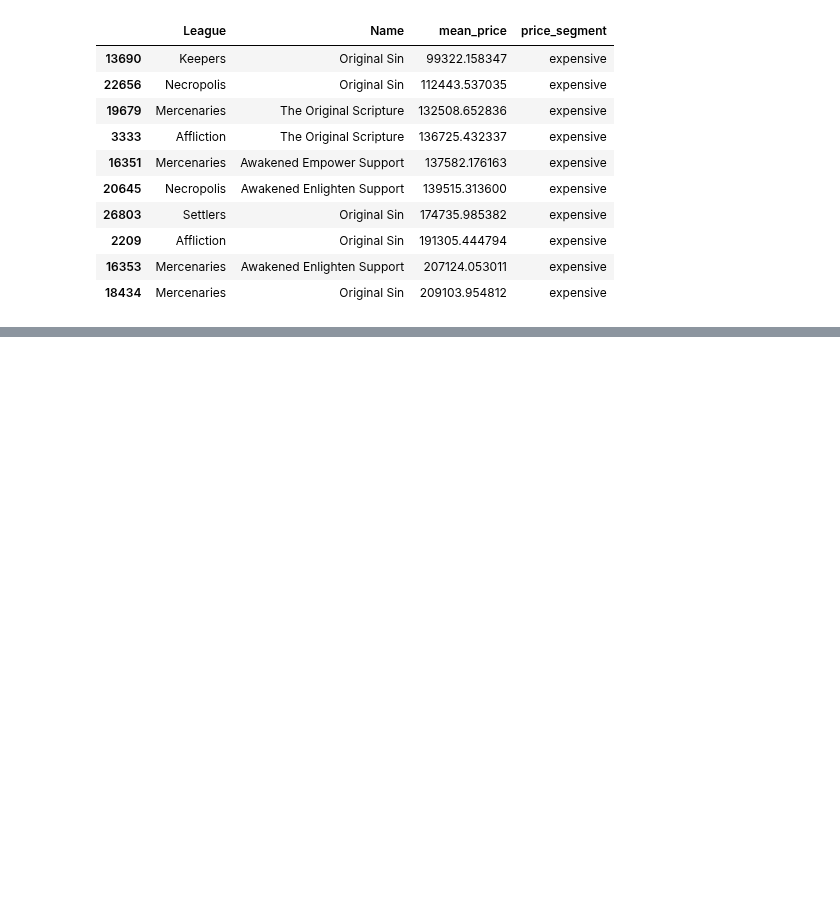
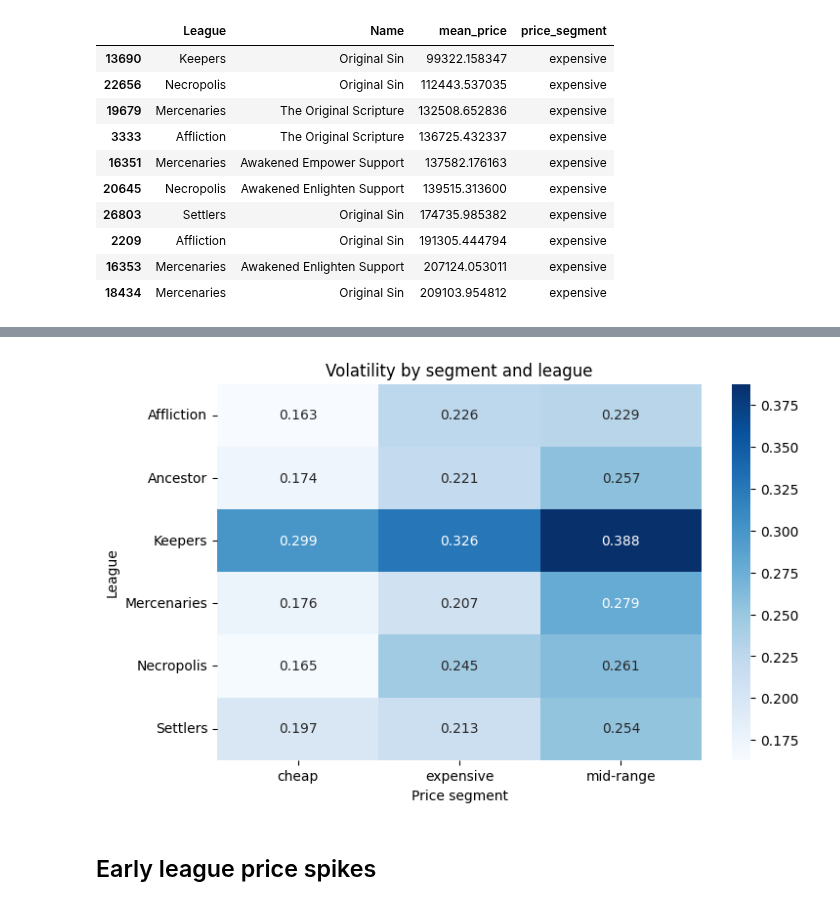
Before and after one commit to NataliaMiodowska/PoeMarketAnalyser, a Jupyter notebook: notebooks/03_price_dynamics.ipynb, the cells around one changed output, grey strips where cells are left out. Saved outputs shown, nothing was run; the diff lists cells and outputs as text; code cells hidden in the pictures; blank space fills up the shorter version.

```diff
--- a/notebooks/03_price_dynamics.ipynb
+++ b/notebooks/03_price_dynamics.ipynb
@@ -58,5 +63,16 @@ mean_price_per_item.sort_values("mean_price",ascending=False).head(10)
 # %%
-mean_price_per_item["price_segment"] = pd.qcut(mean_price_per_item["mean_price"],q=3,labels=["cheap", "mid-range", "expensive"])
-mean_price_per_item["price_segment"].value_counts()
+q80 = mean_price_per_item["mean_price"].quantile(0.8)
+q95 = mean_price_per_item["mean_price"].quantile(0.95)
+
+def segment(p):
+    if p <= q80:
+        return "cheap"
+    elif p <= q95:
+        return "mid-range"
+    else:
+        return "expensive"
+
+mean_price_per_item["price_segment"] = mean_price_per_item["mean_price"].apply(segment)
+mean_price_per_item["price_segment"].value_counts(normalize=True) * 100
 # %% [output]
 price_segment
@@ -94,0 +346,7 @@ mean_price_per_item.sort_values("mean_price").tail(10)
+# %%
+item_time_series = item_time_series.sort_values(["League", "Name", "Day"])
+item_time_series["daily_change"] = item_time_series.groupby(["League", "Name"])["Value"].pct_change()
+
+
+item_time_series = item_time_series.merge(mean_price_per_item[["League", "Name", "price_segment"]],on=["League", "Name"],how="left")
+item_time_series
@@ -94,0 +448,5 @@ mean_price_per_item.sort_values("mean_price").tail(10)
+# %%
+item_time_series["log_return"] = (np.log(item_time_series["Value"] /item_time_series.groupby(["League","Name"])["Value"].shift(1)))
+
+segment_volatility = (item_time_series.groupby("price_segment")["log_return"].std())
+segment_volatility
@@ -94,0 +459,3 @@ mean_price_per_item.sort_values("mean_price").tail(10)
+# %%
+segment_volatility_league = (item_time_series.groupby(["League","price_segment"])["log_return"].std().unstack())
+segment_volatility_league
@@ -94,0 +471,11 @@ mean_price_per_item.sort_values("mean_price").tail(10)
+# %%
+plt.figure(figsize=(8, 5))
+sns.heatmap(segment_volatility_league, annot=True, cmap="Blues", fmt=".3f")
+plt.title("Volatility by segment and league")
+plt.xlabel("Price segment")
+plt.ylabel("League")
+plt.show()
+# %% [output]
+[figure, added]
+# %% [markdown]
+## Early league price spikes
```
Also changed, not shown: parts of 47 cells of this notebook.
